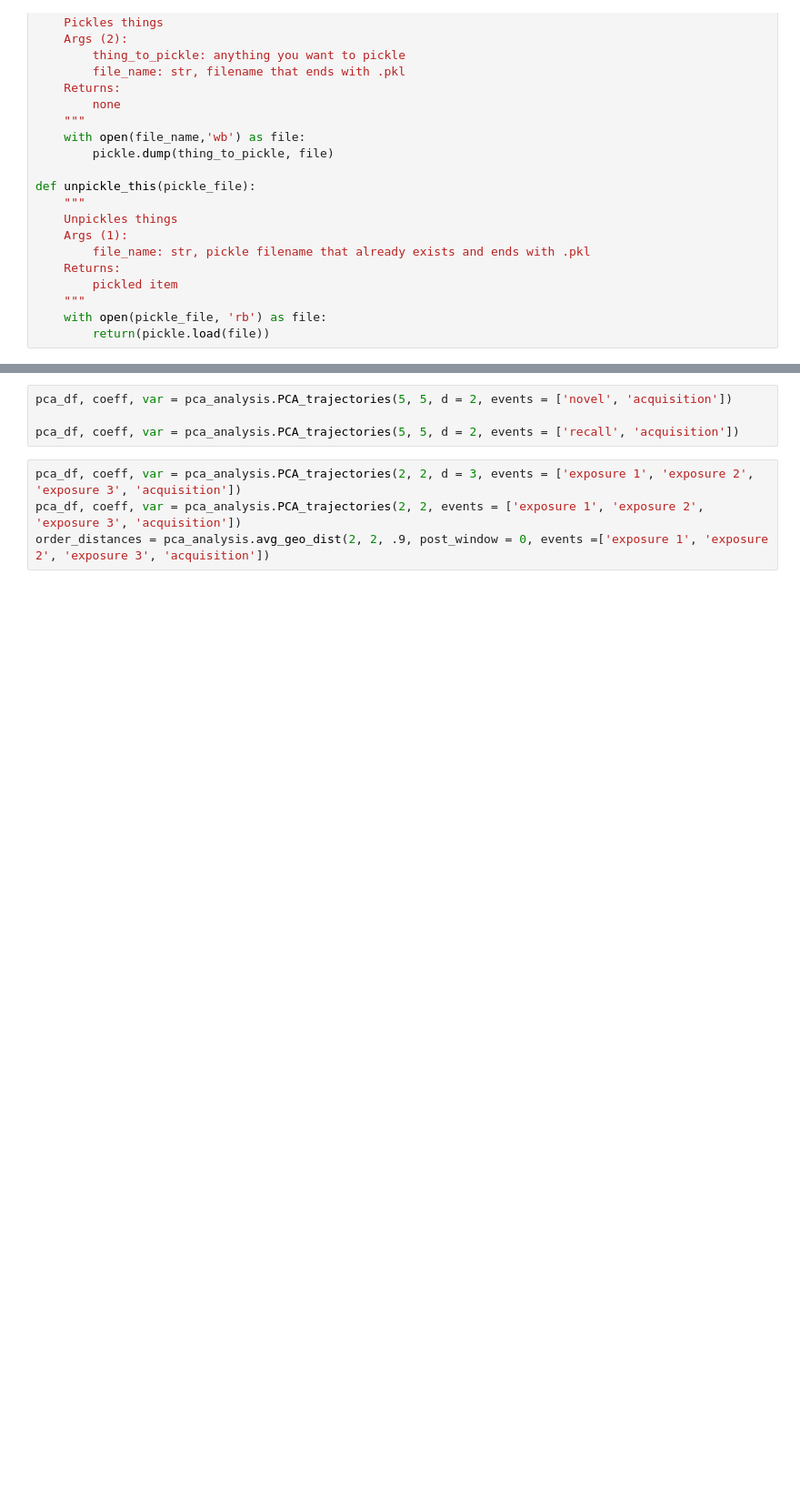
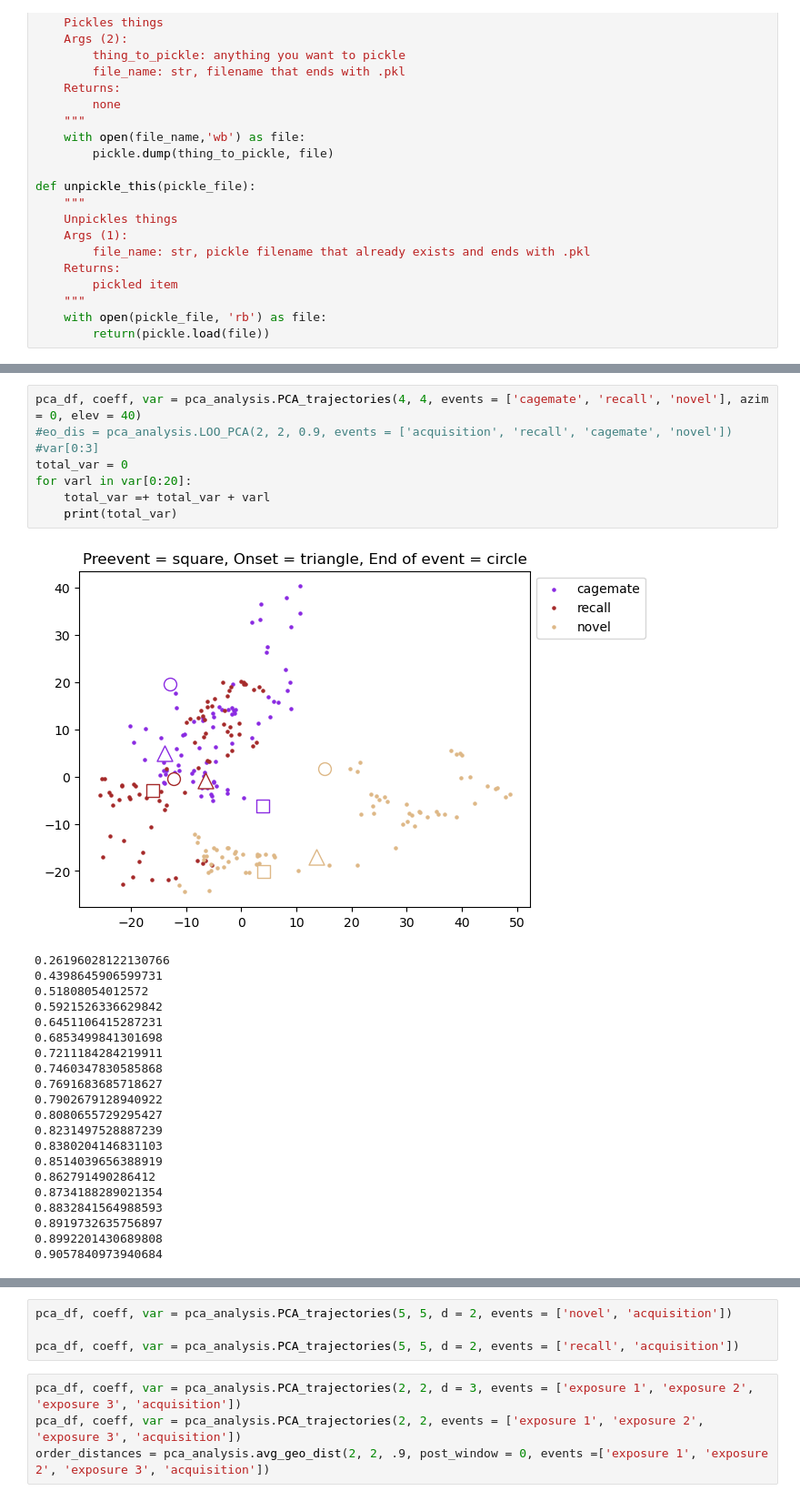
Before and after one commit to tomHep10/diff_fam_social_memory_ephys, a Jupyter notebook: phase2_pca_geo.ipynb, the cells around one changed output, grey strips where cells are left out. Shown at 91% size. Drawn from its saved outputs; the diff is of its cells as text; blank space fills up the shorter version.

```diff
--- a/phase2_pca_geo.ipynb
+++ b/phase2_pca_geo.ipynb
@@ -54,0 +79,30 @@ for varl in var[0:10]:
+# %%
+pca_df, coeff, var = pca_analysis.PCA_trajectories(4, 4, events = ['cagemate', 'recall', 'novel'], azim = 0, elev = 40)
+#eo_dis = pca_analysis.LOO_PCA(2, 2, 0.9, events = ['acquisition', 'recall', 'cagemate', 'novel'])
+#var[0:3]
+total_var = 0
+for varl in var[0:20]:
+    total_var =+ total_var + varl
+    print(total_var)
+# %% [output]
+[figure, added]
+0.26196028122130766
+0.4398645906599731
+0.51808054012572
+0.5921526336629842
+0.6451106415287231
+0.6853499841301698
+0.7211184284219911
+0.7460347830585868
+0.7691683685718627
+0.7902679128940922
+0.8080655729295427
+0.8231497528887239
+0.8380204146831103
+0.8514039656388919
+0.862791490286412
+0.8734188289021354
+0.8832841564988593
+0.8919732635756897
+0.8992201430689808
+0.9057840973940684
```
Also changed, not shown: parts of 5 cells of this notebook, 2 other files.
